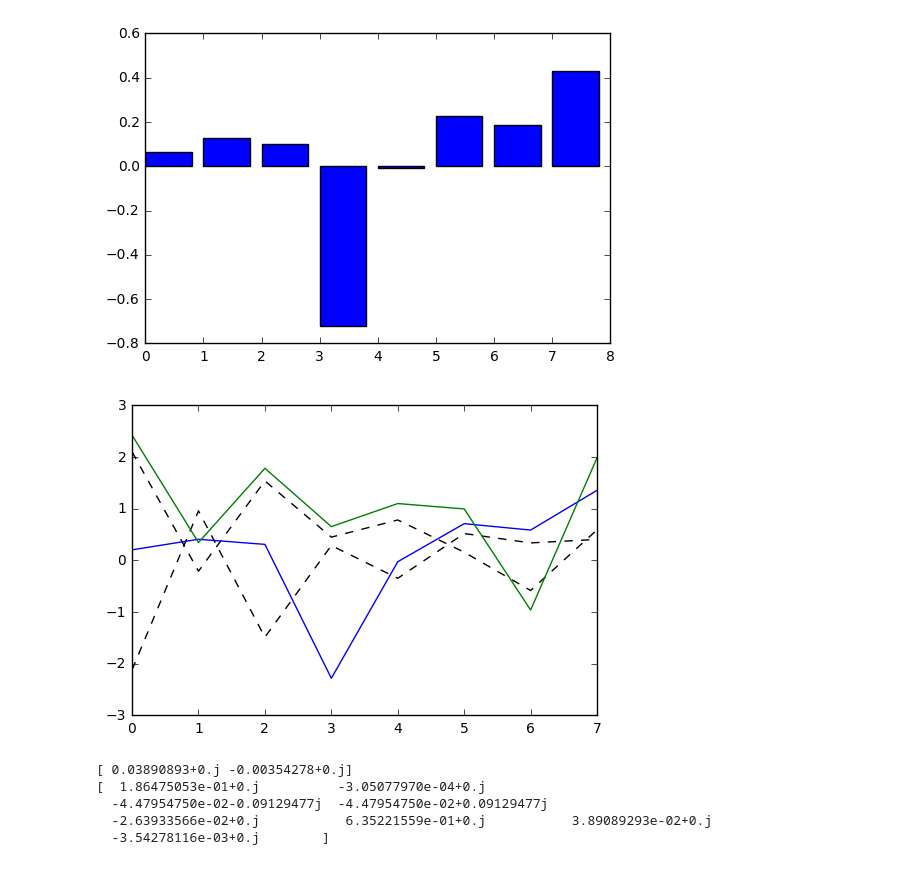
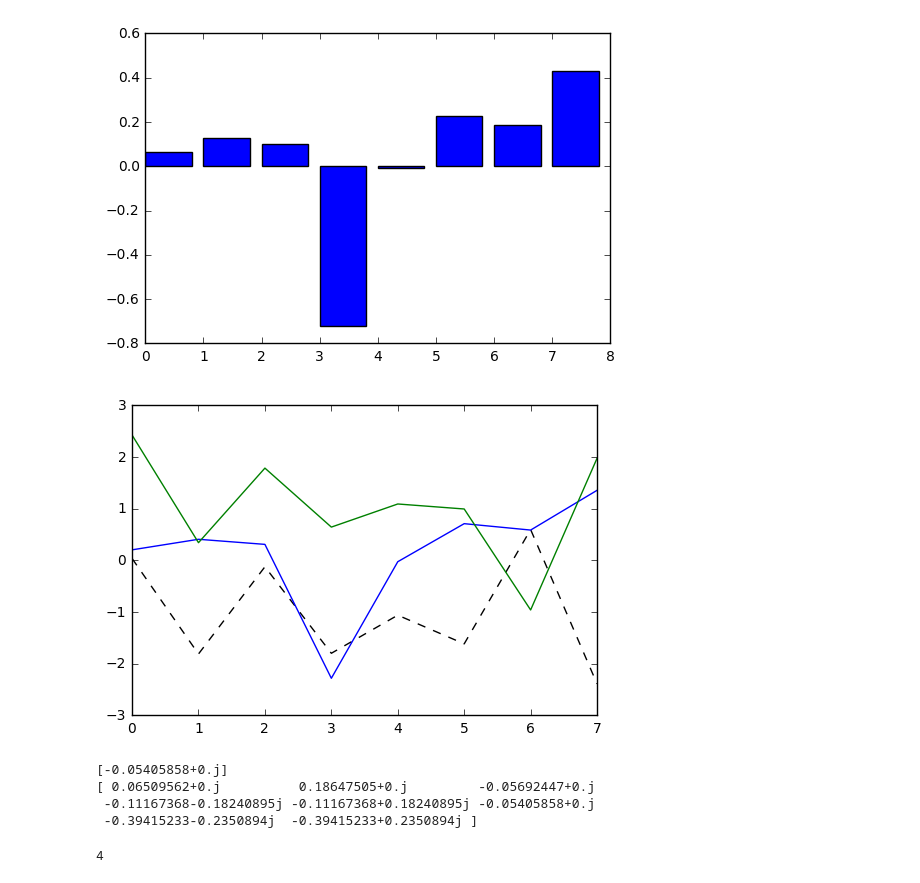
Before and after one commit to davidbrandfonbrener/sisyphus2, a Jupyter notebook: notebooks/fixed_point_task_analysis.ipynb, the cells around one changed output. Drawn from its saved outputs; the diff is of its cells as text; code cells hidden in the pictures.

```diff
--- a/notebooks/fixed_point_task_analysis.ipynb
+++ b/notebooks/fixed_point_task_analysis.ipynb
@@ -480,24 +522,27 @@ plt.show()
 # %%
 def norm(x):
     return x/np.std(x)
 
-weff = W*(s_long[300,0,:]>0)-np.eye(n_rec)
+weff = W*(s_long[300,2,:]>0)-np.eye(n_rec)
 pos_mode = np.where(np.linalg.eig(weff)[0].real>0)[0]
 
 unstable_evecs = np.linalg.eig(weff)[1][:,pos_mode]
 fp = s_long[300,0,:]
 
 plt.plot(norm(unstable_evecs),'--k')
 plt.plot(norm(brec),'b')
 plt.plot(norm(fp),'g')
 plt.show()
 
 print brec.dot(unstable_evecs)
 print brec.dot(np.linalg.eig(weff)[1])
 # %% [output]
-[figure, old version]
+[figure, new version]
-[ 0.03890893+0.j -0.00354278+0.j]
-[  1.86475053e-01+0.j          -3.05077970e-04+0.j
-  -4.47954750e-02-0.09129477j  -4.47954750e-02+0.09129477j
-  -2.63933566e-02+0.j           6.35221559e-01+0.j           3.89089293e-02+0.j
-  -3.54278116e-03+0.j        ]
+[-0.05405858+0.j]
+[ 0.06509562+0.j          0.18647505+0.j         -0.05692447+0.j
+ -0.11167368-0.18240895j -0.11167368+0.18240895j -0.05405858+0.j
+ -0.39415233-0.2350894j  -0.39415233+0.2350894j ]
+# %%
+data[0].shape[2]
+# %% [output]
+4
```
Also changed, not shown: parts of 13 cells of this notebook, 1 other file.
